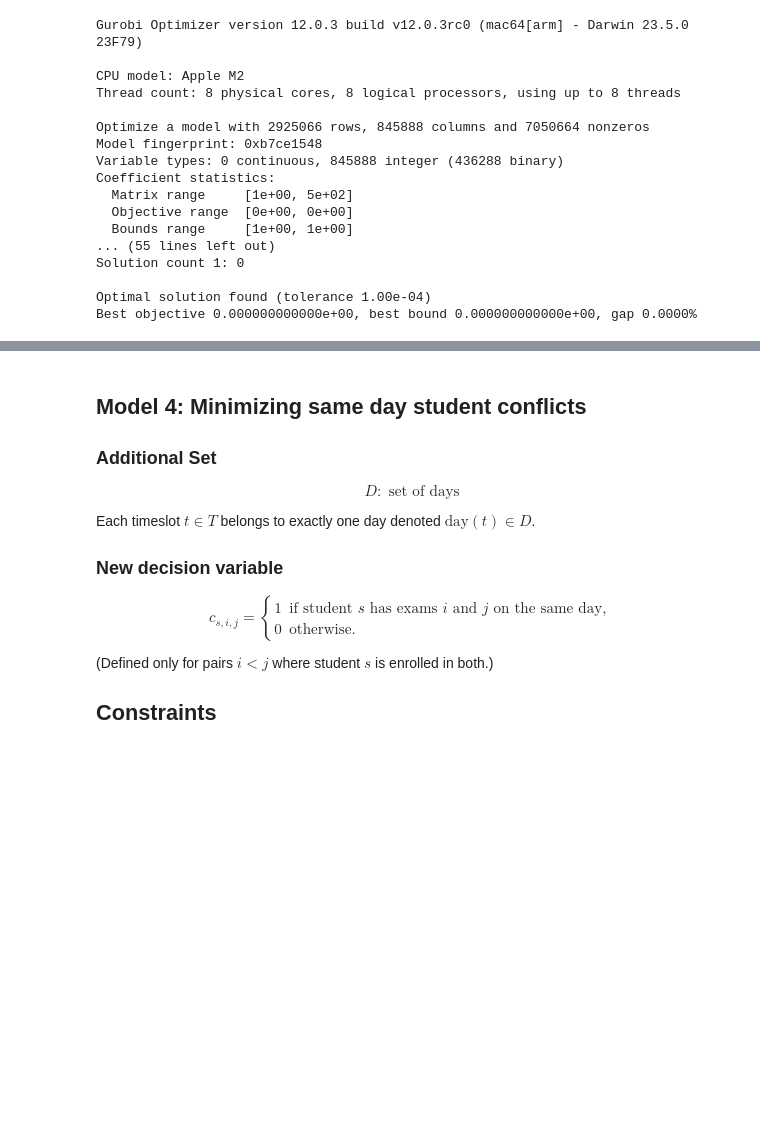
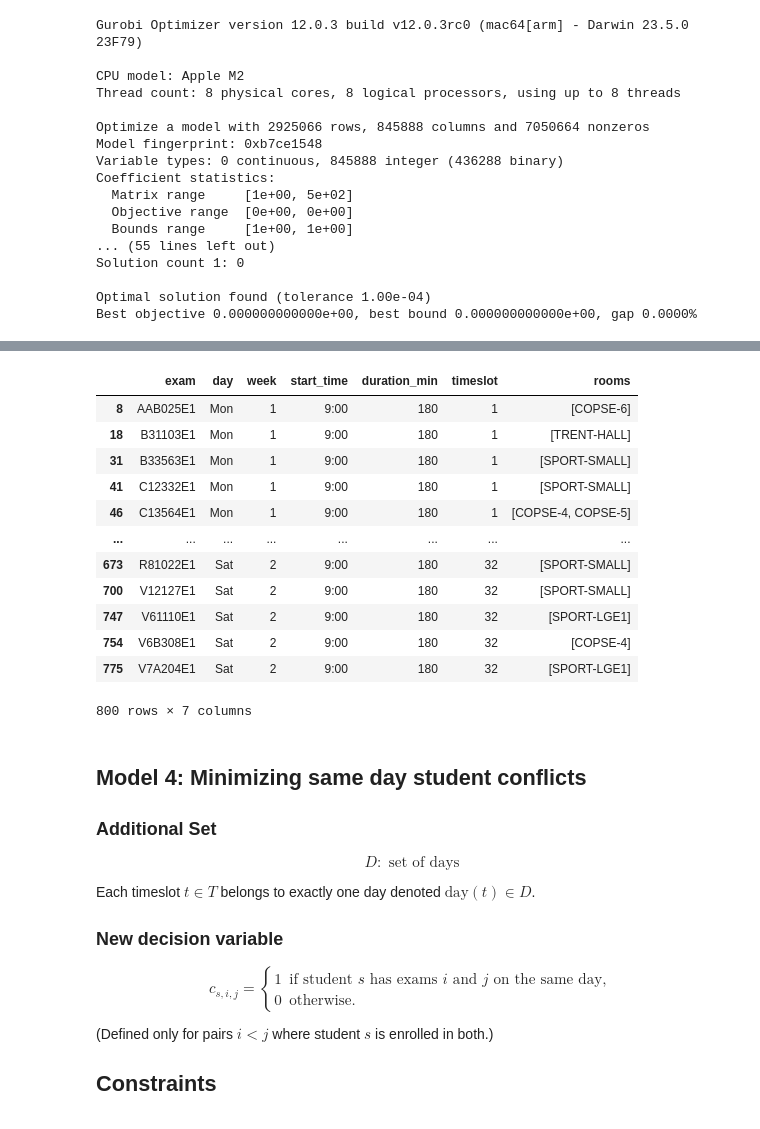
Before and after one commit to jennykhanhnguyen/optimize-exam-schedule, a Jupyter notebook: code/model.ipynb, the cells around one changed output, grey strips where cells are left out. Saved outputs shown, nothing was run; the diff lists cells and outputs as text; code cells hidden in the pictures; blank space fills up the shorter version.

Commit message:
model 4?

```diff
--- a/code/model.ipynb
+++ b/code/model.ipynb
@@ -737,6 +764,30 @@ def get_schedule_model2(x, z):
     schedule_df.sort_values(["timeslot", "exam"], inplace=True)
 
     return schedule_df
+
+def get_room_usage_df(x, z):
+    """
+    Build a table of room usage.
+    Each row: (timeslot, room)
+    Column: list of exams in that room at that timeslot
+    """
+    rows = []
+
+    for t in timeslots:
+        for r in room_list:
+            exams_in_room = []
+            for e in exam_list:
+                if z[e,t,r].X > 0.5:   # binary, >0.5 means used
+                    exams_in_room.append(e)
+            rows.append({
+                "timeslot": t,
+                "room": r,
+                "exams": exams_in_room
+            })
+
+    df = pd.DataFrame(rows)
+    df.sort_values(["timeslot", "room"], inplace=True)
+    return df
 # %%
 schedule_df = get_schedule_model2(x, z)
 source3 = plot_source(schedule_df)
@@ -761,0 +1032,18 @@ schedule_df
+# %%
+# Example usage after model4.optimize():
+# df_multi_exams = get_students_with_multiple_exams_per_day(
+#     model4,
+#     exam_count,
+#     penalty_indicator,
+#     days
+# )
+# num_violations = df_multi_exams["multiple_exams"].sum()
+# print(num_violations)
+
+schedule_df = get_schedule_model2(x, z)
+source3 = plot_source(schedule_df)
+make_plot(source3, "Exam Timetable(Model 3)")
+
+rooms_usage_df = get_room_usage_df(x,z)
+schedule_df
+# %% [output]
@@ -762,3 +1052,16 @@ schedule_df
+|  | exam | day | week | start_time | duration_min | timeslot | rooms |
+| 8 | AAB025E1 | Mon | 1 | 9:00 | 180 | 1 | [COPSE-6] |
+| 18 | B31103E1 | Mon | 1 | 9:00 | 180 | 1 | [TRENT-HALL] |
+| 31 | B33563E1 | Mon | 1 | 9:00 | 180 | 1 | [SPORT-SMALL] |
+| 41 | C12332E1 | Mon | 1 | 9:00 | 180 | 1 | [SPORT-SMALL] |
+| 46 | C13564E1 | Mon | 1 | 9:00 | 180 | 1 | [COPSE-4, COPSE-5] |
+| ... | ... | ... | ... | ... | ... | ... | ... |
+| 673 | R81022E1 | Sat | 2 | 9:00 | 180 | 32 | [SPORT-SMALL] |
+| 700 | V12127E1 | Sat | 2 | 9:00 | 180 | 32 | [SPORT-SMALL] |
+| 747 | V61110E1 | Sat | 2 | 9:00 | 180 | 32 | [SPORT-LGE1] |
+| 754 | V6B308E1 | Sat | 2 | 9:00 | 180 | 32 | [COPSE-4] |
+| 775 | V7A204E1 | Sat | 2 | 9:00 | 180 | 32 | [SPORT-LGE1] |
+800 rows × 7 columns
 # %% [markdown]
 ## Model 4: Minimizing same day student conflicts
 
```
Also changed, not shown: parts of 11 cells of this notebook, 1 other file.
